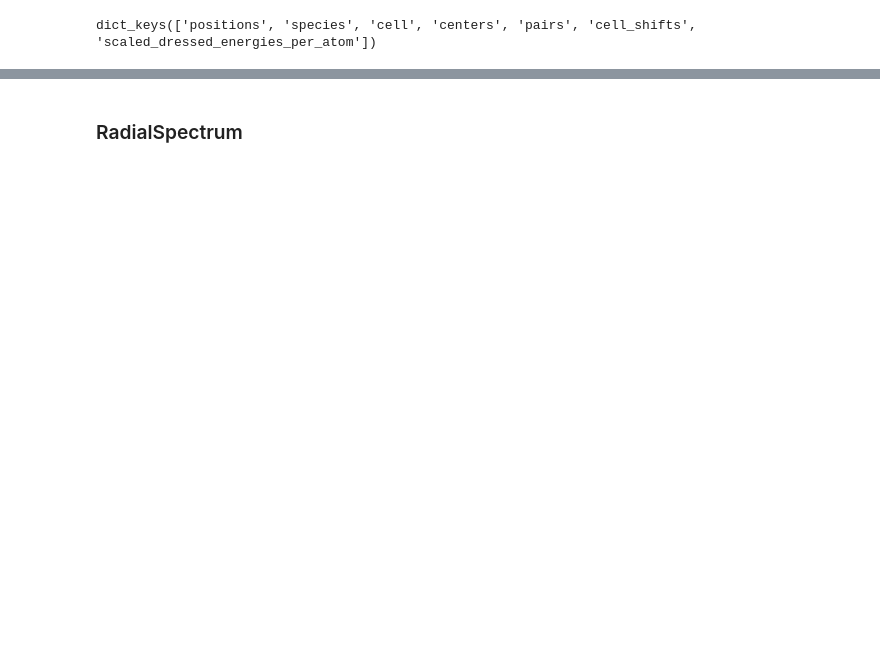
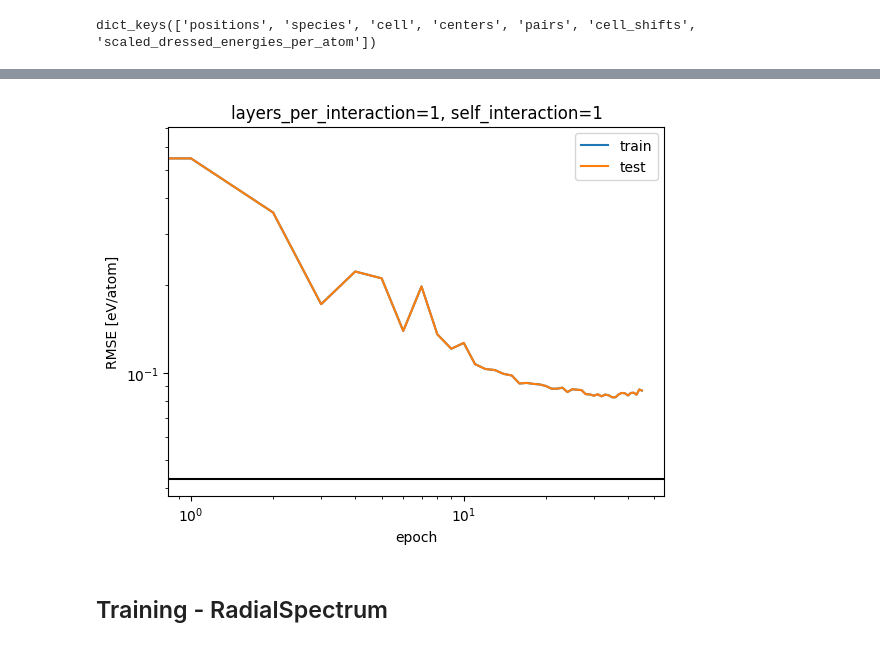
Before and after one commit to agoscinski/splinable-nn, a Jupyter notebook: splining_training.ipynb, the cells around one changed output, grey strips where cells are left out. Saved outputs shown, nothing was run; the diff lists cells and outputs as text; code cells hidden in the pictures; blank space fills up the shorter version.

```diff
--- a/splining_training.ipynb
+++ b/splining_training.ipynb
@@ -607,8 +1210,18 @@ for epoch_index in range(n_epoch):
+# %%
+train_losses_lpr1_si1 = train_losses
+test_losses_lpr1_si1 = test_losses
 # %%
-plt.loglog(train_loss)
-plt.loglog(test_loss)
-plt.savefig("training_results.png")
+plt.loglog(train_losses_lpr1_si1, label='train')
+plt.loglog(test_losses_lpr1_si1, label='test')
+plt.title("layers_per_interaction=1, self_interaction=1")
+plt.ylabel("RMSE [eV/atom]")
+plt.xlabel("epoch")
+plt.axhline(0.043, color='black')
+plt.legend()
+plt.savefig("lr_lpr1_si1.png")
 plt.show()
 plt.close()
+# %% [output]
+[figure, added]
 # %% [markdown]
-### RadialSpectrum
+## Training - RadialSpectrum
```
Also changed, not shown: parts of 67 cells of this notebook.
